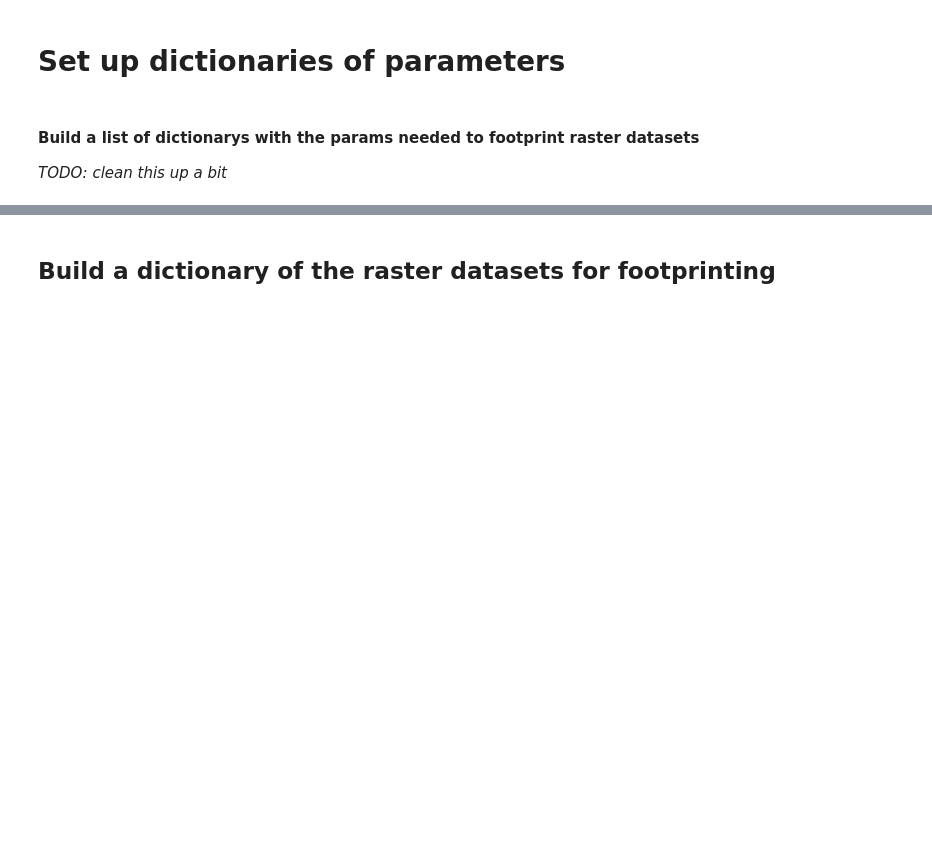
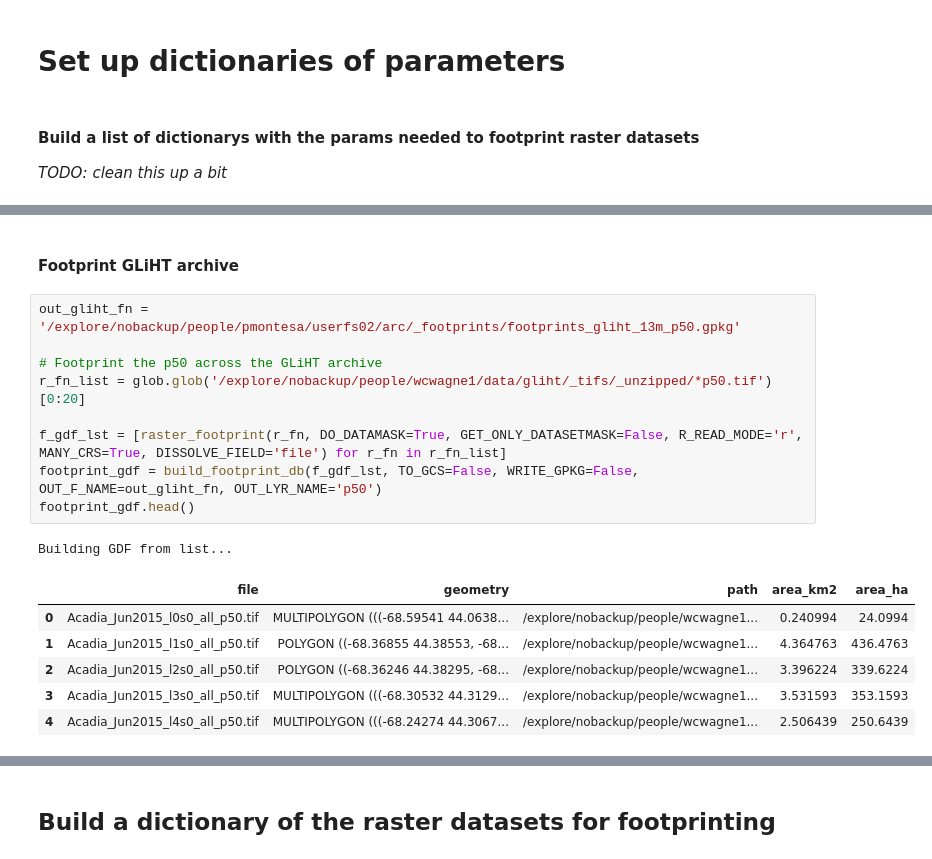
Before and after one commit to pahbs/geoscitools, a Jupyter notebook: footprint.ipynb, the cells around one changed output, grey strips where cells are left out. Cells and saved outputs as stored; diff of their text form; blank space fills up the shorter version.

```diff
--- a/footprint.ipynb
+++ b/footprint.ipynb
@@ -46,0 +77,19 @@ if False:
+# %% [markdown]
+#### Footprint GLiHT archive
+# %%
+out_gliht_fn = '/explore/nobackup/people/pmontesa/userfs02/arc/_footprints/footprints_gliht_13m_p50.gpkg'
+
+# Footprint the p50 across the GLiHT archive
+r_fn_list = glob.glob('/explore/nobackup/people/wcwagne1/data/gliht/_tifs/_unzipped/*p50.tif')[0:20]
+
+f_gdf_lst = [raster_footprint(r_fn, DO_DATAMASK=True, GET_ONLY_DATASETMASK=False, R_READ_MODE='r', MANY_CRS=True, DISSOLVE_FIELD='file') for r_fn in r_fn_list]
+footprint_gdf = build_footprint_db(f_gdf_lst, TO_GCS=False, WRITE_GPKG=False, OUT_F_NAME=out_gliht_fn, OUT_LYR_NAME='p50')
+footprint_gdf.head()
+# %% [output]
+Building GDF from list...
+|  | file | geometry | path | area_km2 | area_ha |
+| 0 | Acadia_Jun2015_l0s0_all_p50.tif | MULTIPOLYGON (((-68.59541 44.0638... | /explore/nobackup/people/wcwagne1... | 0.240994 | 24.0994 |
+| 1 | Acadia_Jun2015_l1s0_all_p50.tif | POLYGON ((-68.36855 44.38553, -68... | /explore/nobackup/people/wcwagne1... | 4.364763 | 436.4763 |
+| 2 | Acadia_Jun2015_l2s0_all_p50.tif | POLYGON ((-68.36246 44.38295, -68... | /explore/nobackup/people/wcwagne1... | 3.396224 | 339.6224 |
+| 3 | Acadia_Jun2015_l3s0_all_p50.tif | MULTIPOLYGON (((-68.30532 44.3129... | /explore/nobackup/people/wcwagne1... | 3.531593 | 353.1593 |
+| 4 | Acadia_Jun2015_l4s0_all_p50.tif | MULTIPOLYGON (((-68.24274 44.3067... | /explore/nobackup/people/wcwagne1... | 2.506439 | 250.6439 |
```
Also changed, not shown: parts of 10 cells of this notebook, 1 other file.
